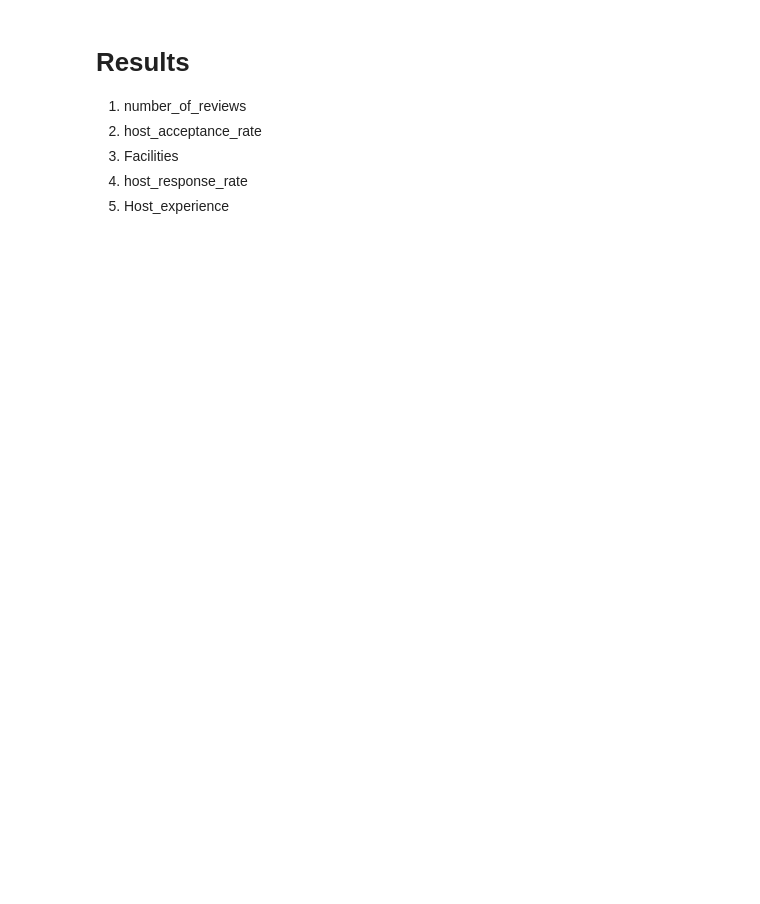
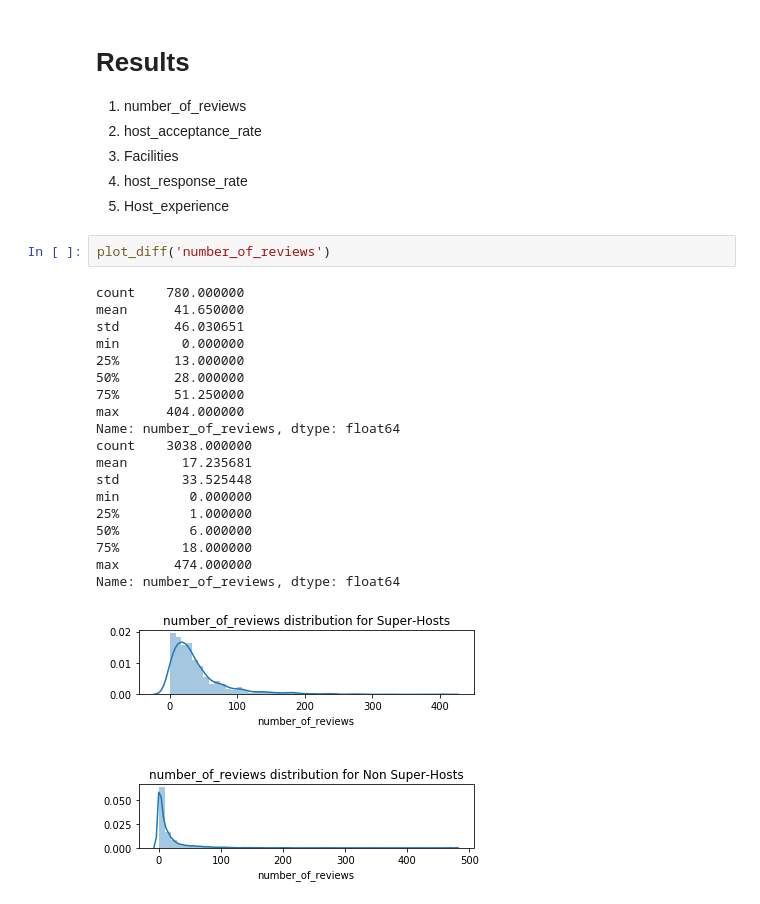
Before and after one commit to shreyasmatade/airbnb-seattle, a Jupyter notebook: dev/seattle_airbnb_analysis_super_host.ipynb, the cells around one changed output. Drawn from its saved outputs; the diff is of its cells as text; blank space fills up the shorter version.

```diff
--- a/dev/seattle_airbnb_analysis_super_host.ipynb
+++ b/dev/seattle_airbnb_analysis_super_host.ipynb
@@ -447,3 +452,25 @@ Name: Host_experience, dtype: float64
 3. Facilities
 4. host_response_rate
 5. Host_experience
+# %%
+plot_diff('number_of_reviews')
+# %% [output]
+count    780.000000
+mean      41.650000
+std       46.030651
+min        0.000000
+25%       13.000000
+50%       28.000000
+75%       51.250000
+max      404.000000
+Name: number_of_reviews, dtype: float64
+count    3038.000000
+mean       17.235681
+std        33.525448
+min         0.000000
+25%         1.000000
+50%         6.000000
+75%        18.000000
+max       474.000000
+Name: number_of_reviews, dtype: float64
+[figure, added]
```
Also changed, not shown: parts of 6 cells of this notebook, 3 other files.
